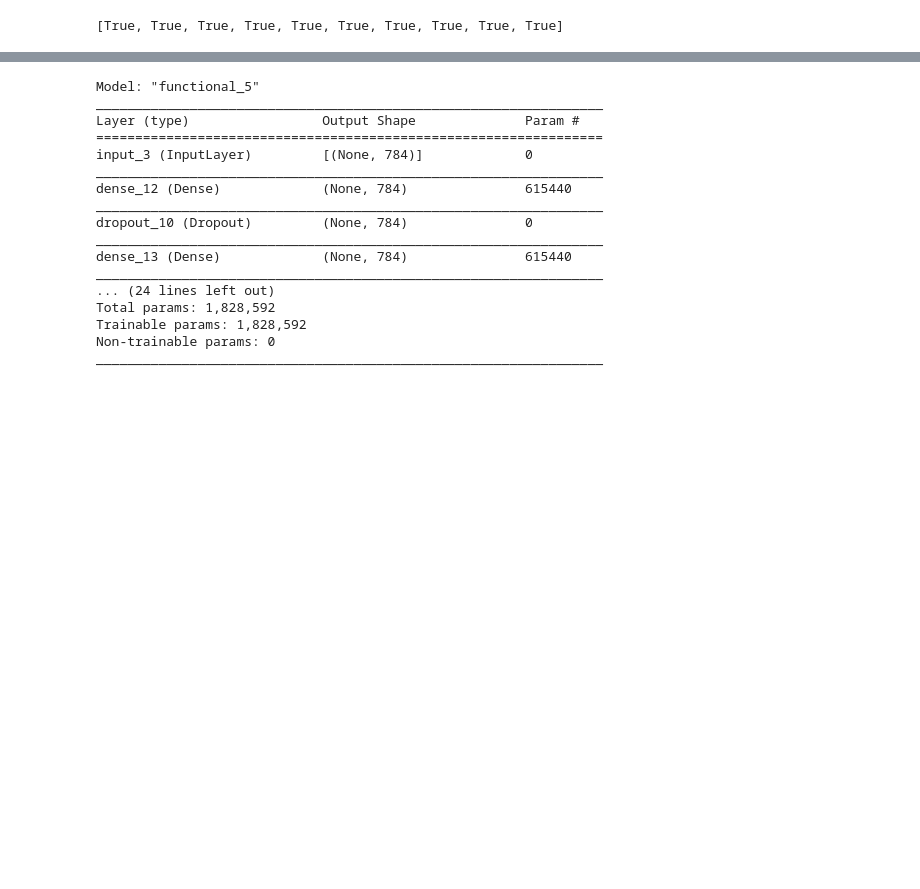
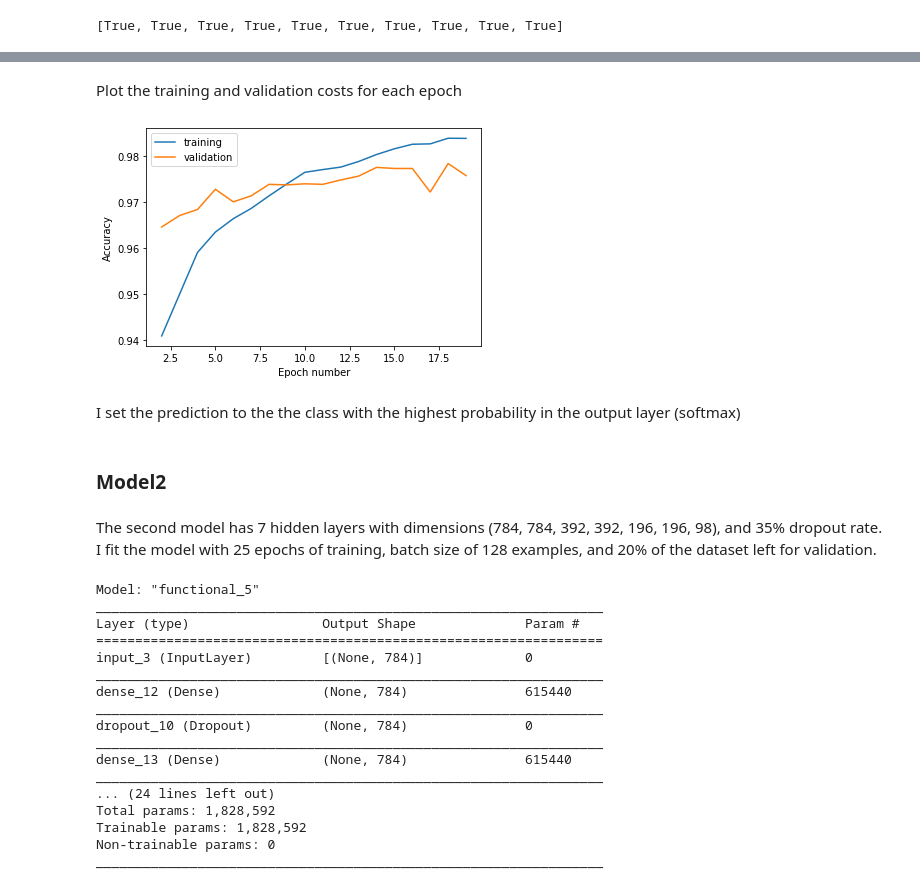
Before and after one commit to RaulJSPereira/ml-projects, a Jupyter notebook: Kaggle/Digits/Digits.ipynb, the cells around one changed output, grey strips where cells are left out. Drawn from its saved outputs; the diff is of its cells as text; code cells hidden in the pictures; blank space fills up the shorter version.

Commit message:
Corrected convolutional model with pooling. Added plots with accuracy during training.

```diff
--- a/Kaggle/Digits/Digits.ipynb
+++ b/Kaggle/Digits/Digits.ipynb
@@ -138,6 +162,6 @@ Trainable params: 453,358
 Non-trainable params: 0
 _________________________________________________________________
 # %%
-model1.fit(x,y,batch_size=128,epochs=20,validation_split=0.2)
+hist1=model1.fit(x,y,batch_size=128,epochs=20,validation_split=0.2)
 # %% [output]
 Epoch 1/20
@@ -163,2 +184,14 @@ Epoch 20/20
+# %% [markdown]
+Plot the training and validation costs for each epoch
+# %%
+plt.plot(range(2,20),hist1.history['accuracy'][2:],range(2,20),hist1.history['val_accuracy'][2:])
+plt.ylabel('Accuracy')
+plt.xlabel('Epoch number')
+plt.legend(['training','validation'])
+plt.show()
+# %% [output]
+[figure, added]
+# %% [markdown]
+I set the prediction to the the class with the highest probability in the output layer (softmax)
 # %%
 pred1=pd.DataFrame({'ImageId':range(1,len(x_test)+1),'Label':model1.predict(x_test).argmax(axis=1)}).set_index('ImageId')
@@ -169,3 +200,8 @@ pred1.to_csv('pred1.csv')
+# %% [markdown]
+### Model2
+# %% [markdown]
+The second model has 7 hidden layers with dimensions (784, 784, 392, 392, 196, 196, 98), and 35% dropout rate.
+I fit the model with 25 epochs of training, batch size of 128 examples, and 20% of the dataset left for validation.
 # %%
 dims=[dt,dt,dt//2,dt//2,dt//4,dt//4,dt//8]
 model2=DenseModel(dims,0.35)
```
Also changed, not shown: parts of 130 cells of this notebook, 11 other files.
